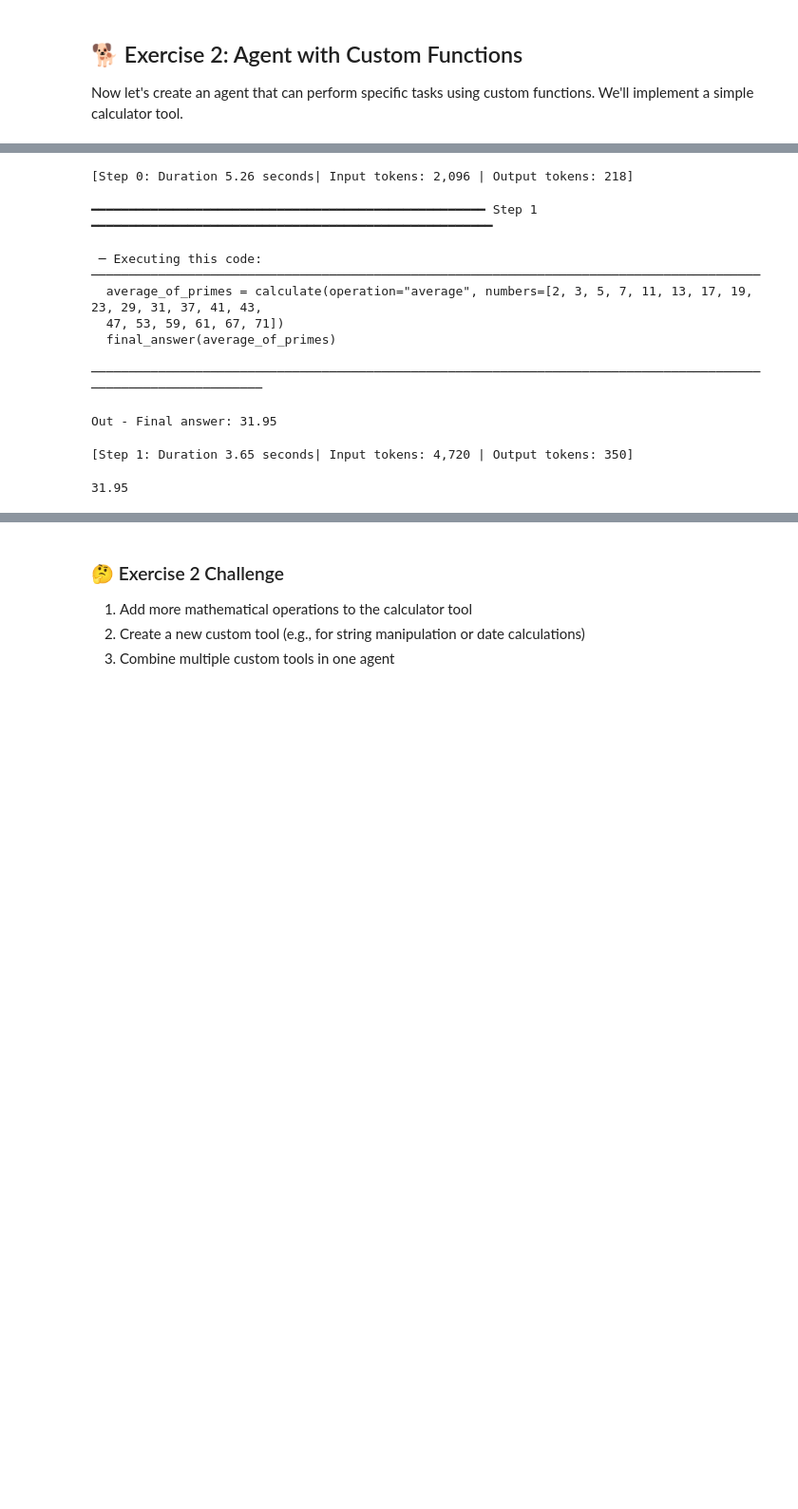
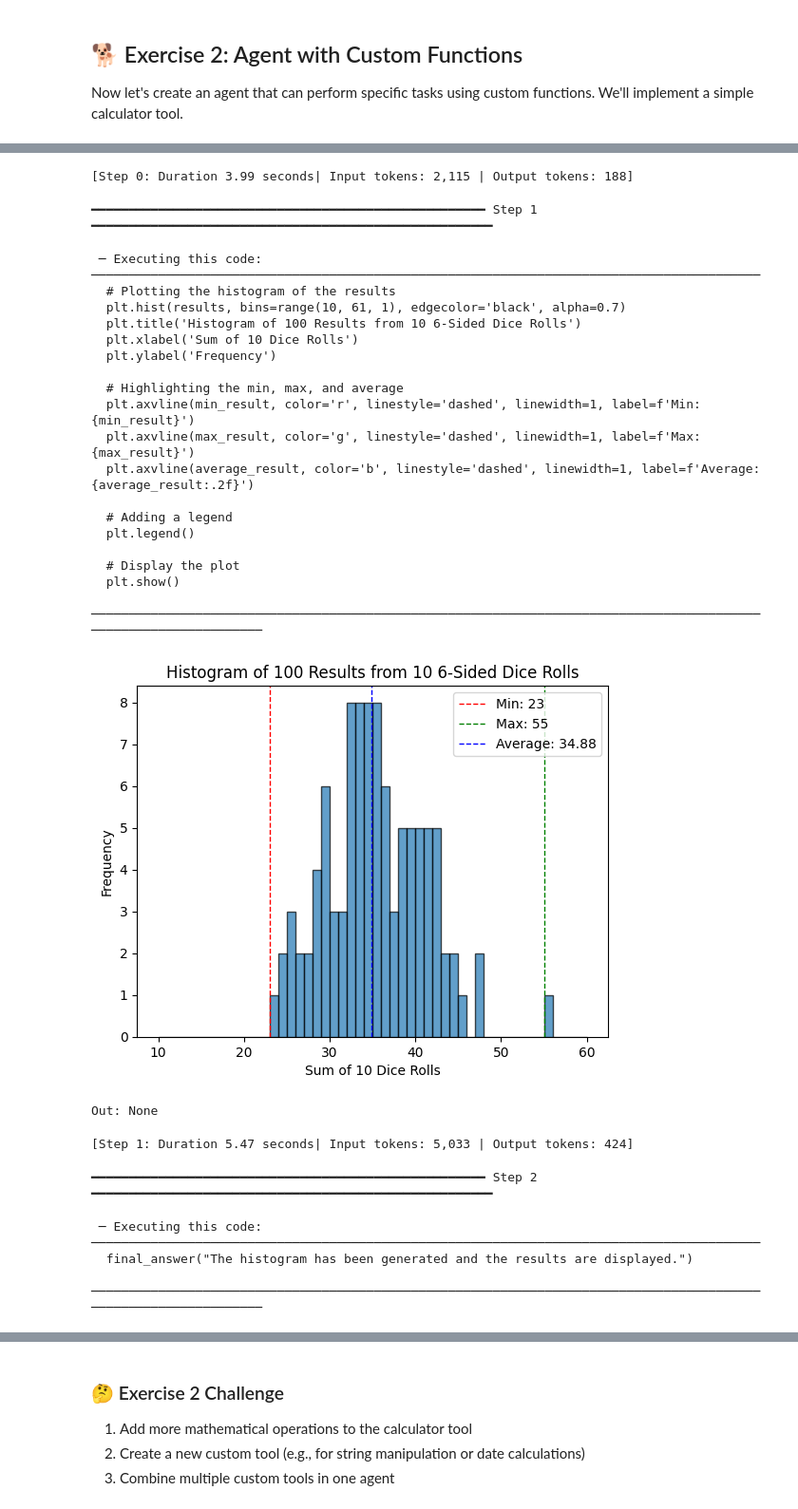
Before and after one commit to jaycrossler/ai-training, a Jupyter notebook: Building SmolAgents.ipynb, the cells around one changed output, grey strips where cells are left out. Shown at 95% size. Drawn from its saved outputs; the diff is of its cells as text; code cells hidden in the pictures; blank space fills up the shorter version.

```diff
--- a/Building SmolAgents.ipynb
+++ b/Building SmolAgents.ipynb
@@ -135,9 +137,9 @@ Try asking the agent to explain different programming concepts and evaluate its
 
 Now let's create an agent that can perform specific tasks using custom functions. We'll implement a simple calculator tool.
 # %%
-from smolagents import CodeAgent, tool
+from smolagents import CodeAgent, tool, HfApiModel
 from typing import Union
-
+import matplotlib
 
 @tool
 def calculate(operation: str, numbers: object) -> float:
@@ -168,10 +170,10 @@ def calculate(operation: str, numbers: object) -> float:
 
 
 # Create agent with custom tool
-math_agent = CodeAgent(tools=[calculate], model=HfApiModel())
+math_agent = CodeAgent(tools=[calculate], model=HfApiModel(), additional_authorized_imports=["matplotlib"])
 
 # Test the agent
-response = math_agent.run("What is the average of the first 20 prime numbers?")
+response = math_agent.run("Roll 10 6-sided dice 100-times. Then build a graph of the results highlighting the min and max and average.")
 print(response)
 # %% [output]
 ╭──────────────────────────────────────────────────── New run ────────────────────────────────────────────────────╮
@@ -202,12 +211,29 @@ Execution logs:
 
 Out: None
-[Step 0: Duration 5.26 seconds| Input tokens: 2,096 | Output tokens: 218]
+[Step 0: Duration 3.99 seconds| Input tokens: 2,115 | Output tokens: 188]
 ━━━━━━━━━━━━━━━━━━━━━━━━━━━━━━━━━━━━━━━━━━━━━━━━━━━━━ Step 1 ━━━━━━━━━━━━━━━━━━━━━━━━━━━━━━━━━━━━━━━━━━━━━━━━━━━━━━
  ─ Executing this code: ──────────────────────────────────────────────────────────────────────────────────────────
-  average_of_primes = calculate(operation="average", numbers=[2, 3, 5, 7, 11, 13, 17, 19, 23, 29, 31, 37, 41, 43,
-  47, 53, 59, 61, 67, 71])
-  final_answer(average_of_primes)
+  # Plotting the histogram of the results
+  plt.hist(results, bins=range(10, 61, 1), edgecolor='black', alpha=0.7)
+  plt.title('Histogram of 100 Results from 10 6-Sided Dice Rolls')
+  plt.xlabel('Sum of 10 Dice Rolls')
+  plt.ylabel('Frequency')
+
+  # Highlighting the min, max, and average
+  plt.axvline(min_result, color='r', linestyle='dashed', linewidth=1, label=f'Min: {min_result}')
+  plt.axvline(max_result, color='g', linestyle='dashed', linewidth=1, label=f'Max: {max_result}')
+  plt.axvline(average_result, color='b', linestyle='dashed', linewidth=1, label=f'Average: {average_result:.2f}')
+
+  # Adding a legend
+  plt.legend()
+
+  # Display the plot
+  plt.show()
  ─────────────────────────────────────────────────────────────────────────────────────────────────────────────────
+[figure, added]
-Out - Final answer: 31.95
+Out: None
-[Step 1: Duration 3.65 seconds| Input tokens: 4,720 | Output tokens: 350]
+[Step 1: Duration 5.47 seconds| Input tokens: 5,033 | Output tokens: 424]
-31.95
+━━━━━━━━━━━━━━━━━━━━━━━━━━━━━━━━━━━━━━━━━━━━━━━━━━━━━ Step 2 ━━━━━━━━━━━━━━━━━━━━━━━━━━━━━━━━━━━━━━━━━━━━━━━━━━━━━━
+ ─ Executing this code: ──────────────────────────────────────────────────────────────────────────────────────────
+  final_answer("The histogram has been generated and the results are displayed.")
+ ─────────────────────────────────────────────────────────────────────────────────────────────────────────────────
```
Also changed, not shown: parts of 4 cells of this notebook.
